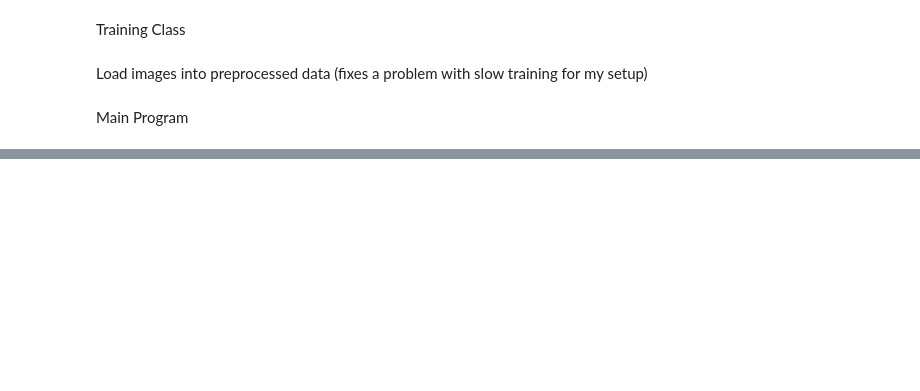
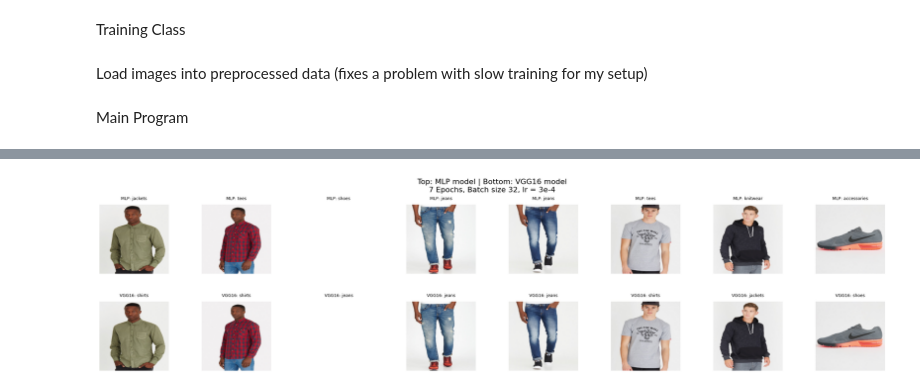
Before and after one commit to Aithusa712/GoogleColab, a Jupyter notebook: Assignment 1/ICT303 - Assignment 1.ipynb, the cells around one changed output, grey strips where cells are left out. Cells and saved outputs as stored; diff of their text form; code cells hidden in the pictures; blank space fills up the shorter version.

```diff
--- a/Assignment 1/ICT303 - Assignment 1.ipynb
+++ b/Assignment 1/ICT303 - Assignment 1.ipynb
@@ -490,0 +476,52 @@ with torch.no_grad():
+# %%
+# Set models to evaluation mode
+mlp_model.eval()
+myVGG16_model.eval()
+
+# Create figure with 2 rows and 8 columns
+fig, axs = plt.subplots(2, 8, figsize=(24, 6))
+fig.suptitle("Top: MLP model | Bottom: VGG16 model\n7 Epochs, Batch size 32, lr = 3e-4", fontsize=16)
+
+# Collect 8 test images
+test_images = []
+with torch.no_grad():
+    for inputs, _ in test_loader:
+        for img in inputs:
+            test_images.append(img)
+            if len(test_images) == 8:
+                break
+        if len(test_images) == 8:
+            break
+
+# Stack and move to device
+inputs = torch.stack(test_images).to(device)
+
+# Get predictions
+with torch.no_grad():
+    outputs_mlp = mlp_model(inputs)
+    outputs_vgg = myVGG16_model(inputs)
+
+_, predicted_mlp = torch.max(outputs_mlp, 1)
+_, predicted_vgg = torch.max(outputs_vgg, 1)
+
+# Plot each image and predictions
+for i in range(8):
+    img = inputs[i].cpu() * 0.5 + 0.5  # unnormalize
+    img_np = img.permute(1, 2, 0).numpy()
+
+    # MLP (Top row)
+    axs[0, i].imshow(img_np)
+    axs[0, i].axis('off')
+    axs[0, i].set_title(f"MLP: {class_names[predicted_mlp[i].item()]}", fontsize=9, pad=10)
+
+    # VGG16 (Bottom row)
+    axs[1, i].imshow(img_np)
+    axs[1, i].axis('off')
+    axs[1, i].set_title(f"VGG16: {class_names[predicted_vgg[i].item()]}", fontsize=9, pad=10)
+
+# Adjust spacing
+plt.tight_layout()
+plt.subplots_adjust(top=0.85, wspace=0.3, hspace=0.4)  # Added hspace and wspace
+plt.show()
+# %% [output]
+[figure, added]
```
Also changed, not shown: parts of 7 cells of this notebook.
